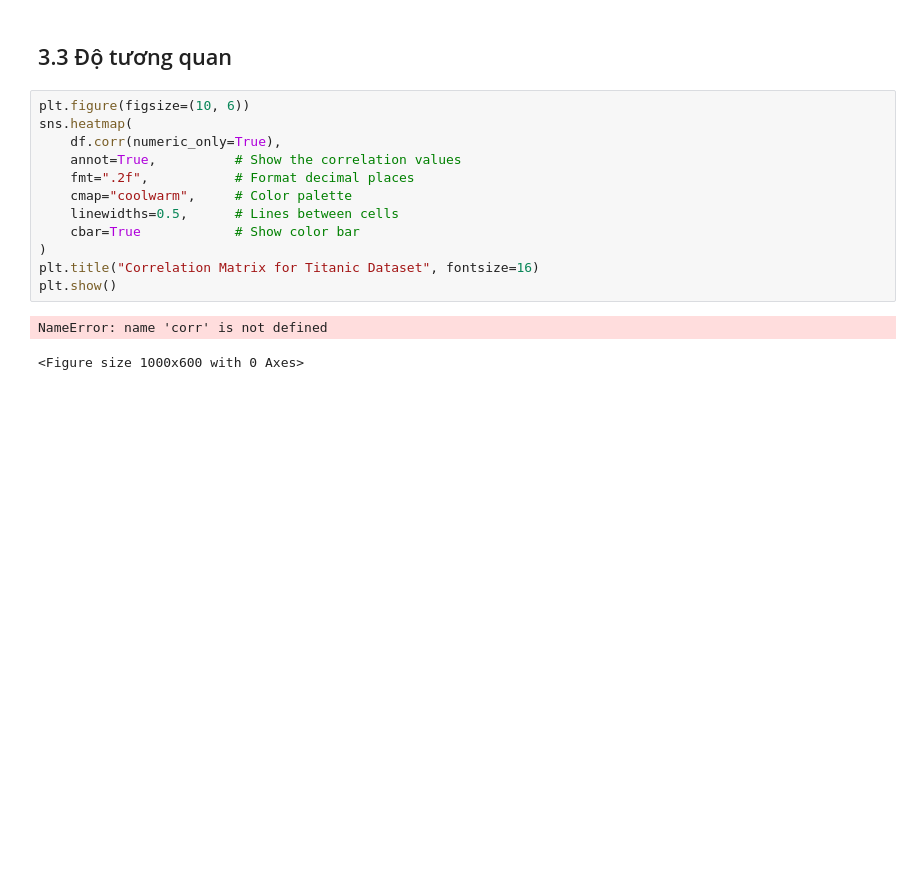
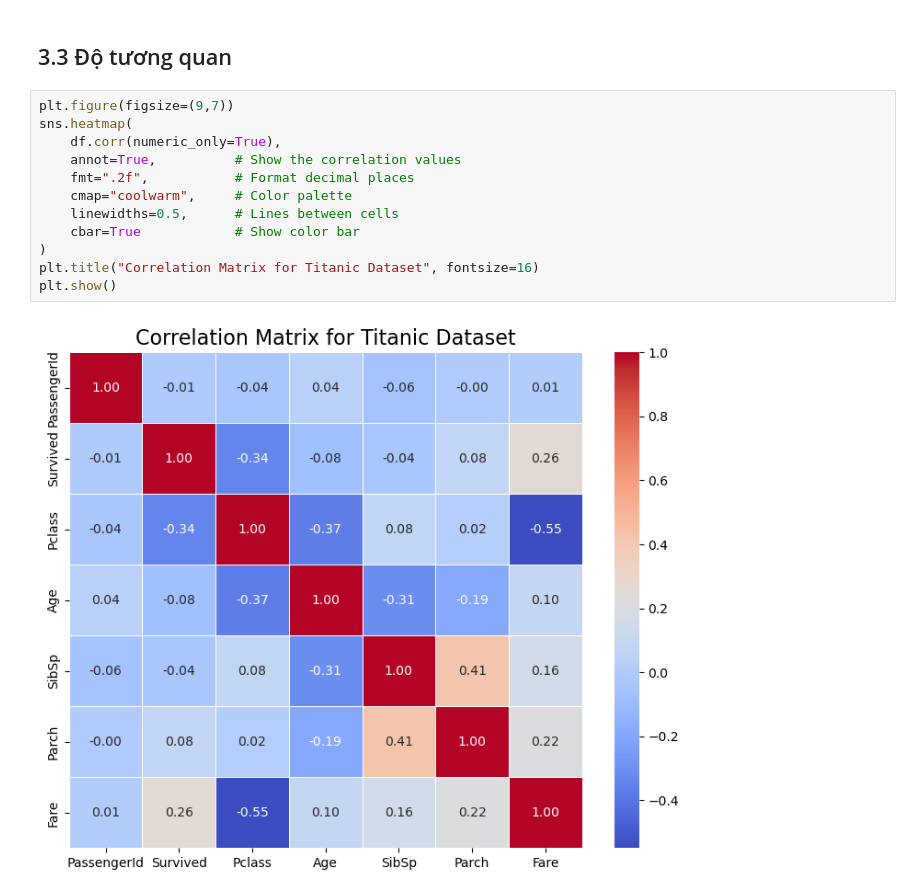
Before and after one commit to Deku6305/sgu2025-2026_ML_basic_nhom3changlinhngulam, a Jupyter notebook: challenge/TitanicCompetitionV2/eda/eda.ipynb, the cells around one changed output. Saved outputs shown, nothing was run; the diff lists cells and outputs as text; blank space fills up the shorter version.

```diff
--- a/challenge/TitanicCompetitionV2/eda/eda.ipynb
+++ b/challenge/TitanicCompetitionV2/eda/eda.ipynb
@@ -251,17 +251,16 @@ Có những biến không liên quan đến kết quả predict như là: **Pass
 # %% [markdown]
 ## 3.3 Độ tương quan
 # %%
-plt.figure(figsize=(10, 6))
+plt.figure(figsize=(9,7))
 sns.heatmap(
     df.corr(numeric_only=True),
     annot=True,          # Show the correlation values
     fmt=".2f",           # Format decimal places
     cmap="coolwarm",     # Color palette
     linewidths=0.5,      # Lines between cells
     cbar=True            # Show color bar
 )
 plt.title("Correlation Matrix for Titanic Dataset", fontsize=16)
 plt.show()
 # %% [output]
-NameError: name 'corr' is not defined
-<Figure size 1000x600 with 0 Axes>
+[figure, added]
```
Also changed, not shown: parts of 3 cells of this notebook, 1 other file.
